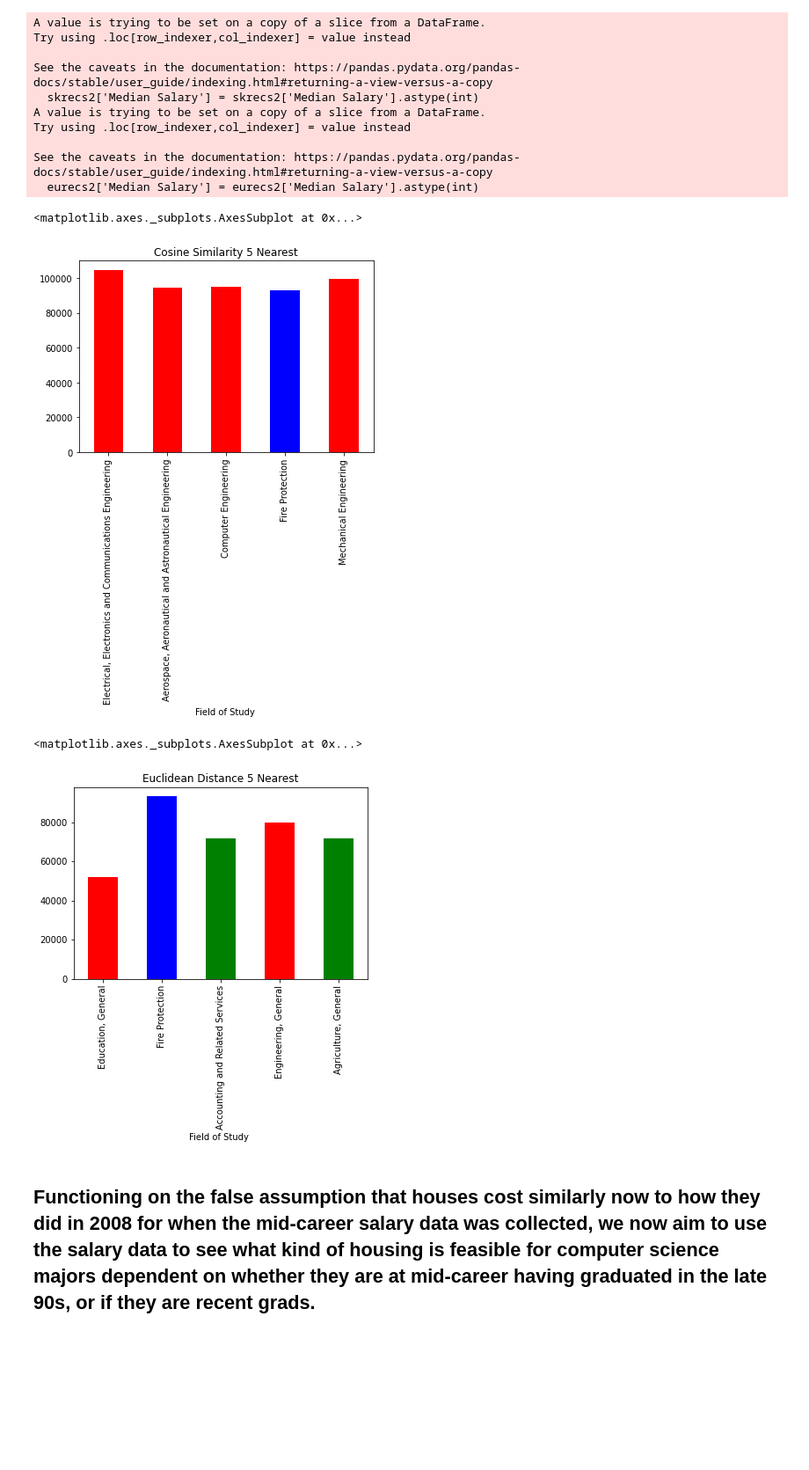
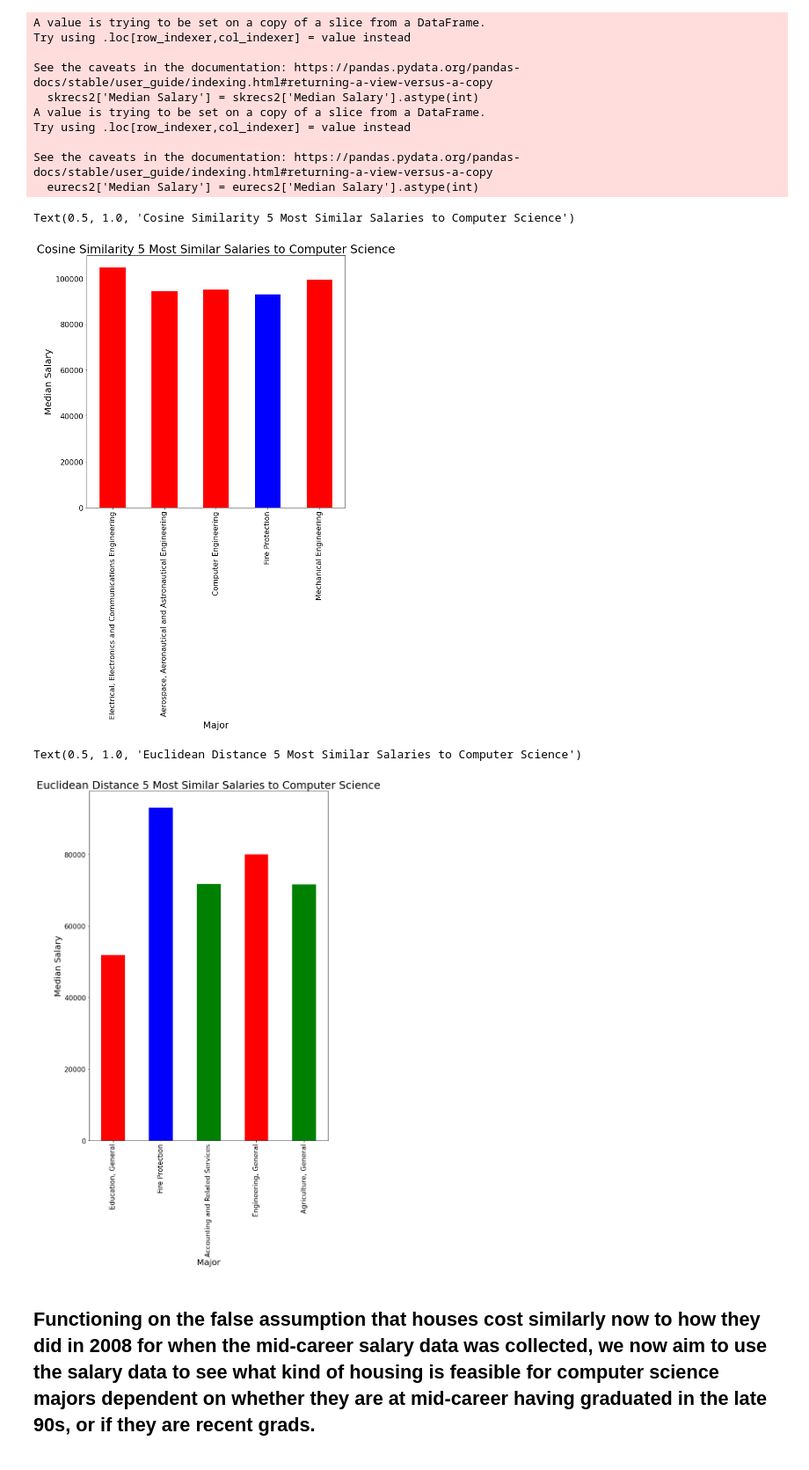
Before and after one commit to claravox/CSC466-project, a Jupyter notebook: Ava_466.ipynb, the cells around one changed output. Shown at 88% size. Drawn from its saved outputs; the diff is of its cells as text; code cells hidden in the pictures; blank space fills up the shorter version.

```diff
--- a/Ava_466.ipynb
+++ b/Ava_466.ipynb
@@ -383,15 +379,21 @@ See the caveats in the documentation: https://pandas.pydata.org/pandas-docs/stab
   eurecs2['Median Salary'] = eurecs2['Median Salary'].astype(int)
 # %%
 # Plotting the Recommended based on the two distances
-skrecs2.plot.bar(x='Field of Study\xa0', y='Median Salary', title = 'Cosine Similarity 5 Nearest', color=['red','red','red','blue','red'], legend=False)
+ax = skrecs2.plot.bar(x='Field of Study\xa0',  y='Median Salary', title = 'Cosine Similarity 5 Most Similar Salaries to Computer Science', color=['red','red','red','blue','red'], legend=False, ylabel='Median Salary',fontsize=16, figsize=(10,10))
+ax.set_xlabel('Major', fontsize=20)
+ax.set_ylabel('Median Salary', fontsize=20)   # relative to plt.rcParams['font.size']
+ax.set_title('Cosine Similarity 5 Most Similar Salaries to Computer Science', fontsize = 25)
 # %% [output]
-<matplotlib.axes._subplots.AxesSubplot at 0x...>
+Text(0.5, 1.0, 'Cosine Similarity 5 Most Similar Salaries to Computer Science')
-[figure, old version]
+[figure, new version]
 # %%
-eurecs2.plot.bar(x='Field of Study\xa0', y='Median Salary', title = 'Euclidean Distance 5 Nearest', color=['red','blue','green','red','green'], legend=False)
+ax = eurecs2.plot.bar(x='Field of Study\xa0', y='Median Salary', color=['red','blue','green','red','green'], legend=False, fontsize=16, figsize=(10,15))
+ax.set_xlabel('Major', fontsize=20)
+ax.set_ylabel('Median Salary', fontsize=20)   # relative to plt.rcParams['font.size']
+ax.set_title('Euclidean Distance 5 Most Similar Salaries to Computer Science', fontsize = 25)
 # %% [output]
-<matplotlib.axes._subplots.AxesSubplot at 0x...>
+Text(0.5, 1.0, 'Euclidean Distance 5 Most Similar Salaries to Computer Science')
-[figure, old version]
+[figure, new version]
 # %% [markdown]
 ## Functioning on the false assumption that houses cost similarly now to how they did in 2008 for when the mid-career salary data was collected, we now aim to use the salary data to see what kind of housing is feasible for computer science majors dependent on whether they are at mid-career having graduated in the late 90s, or if they are recent grads.
 
```
Also changed, not shown: parts of 27 cells of this notebook.
